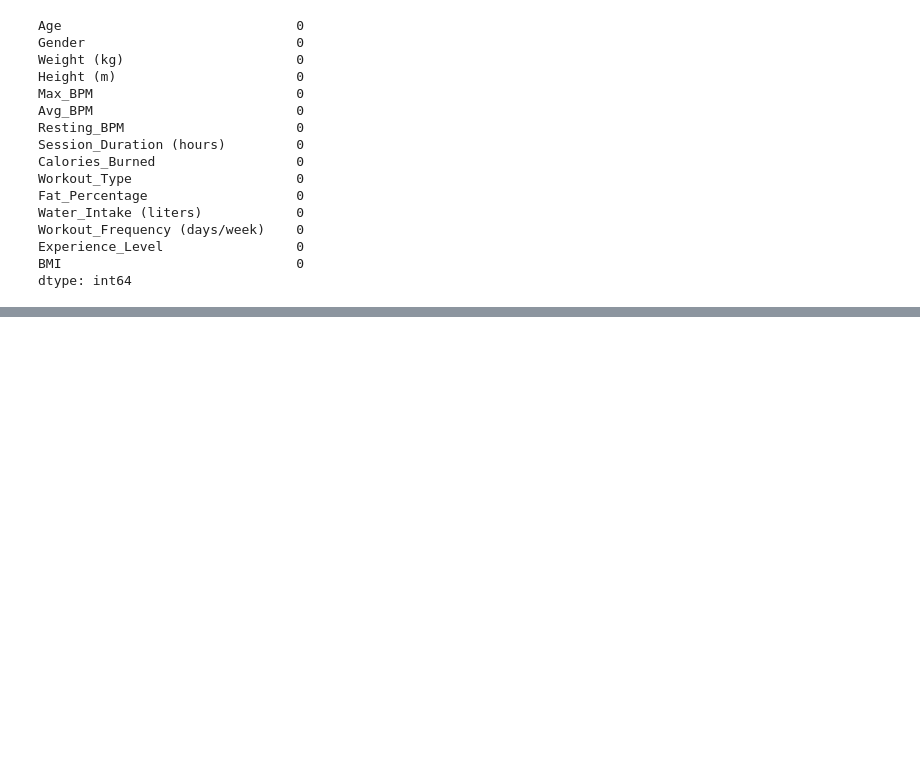
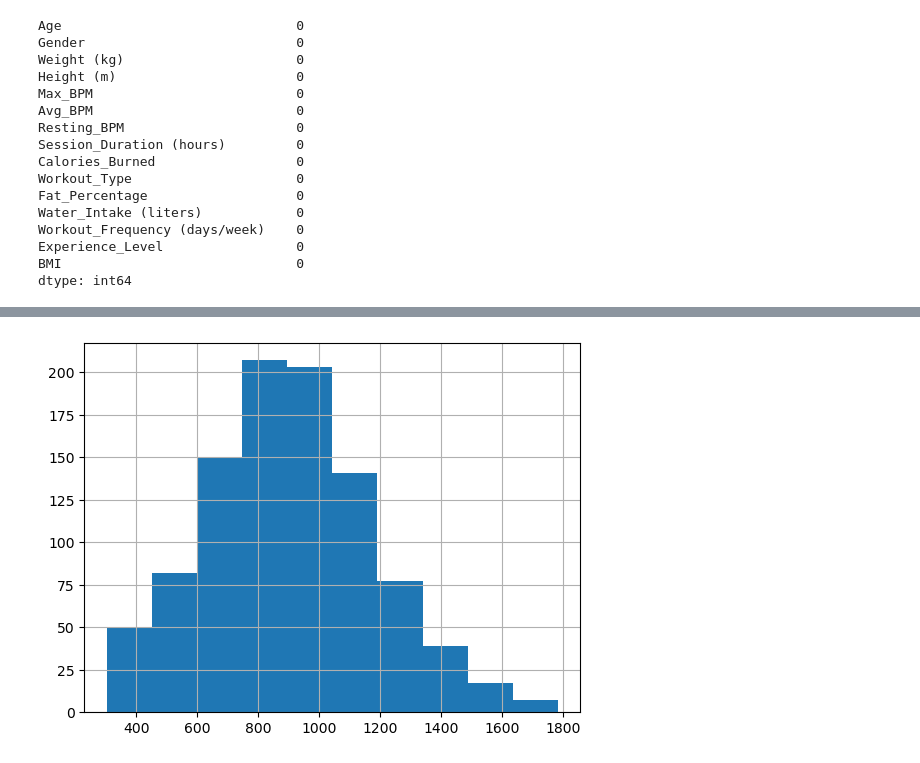
Before and after one commit to Anhquannnnnn/Machine-Learning, a Jupyter notebook: Python.ipynb, the cells around one changed output, grey strips where cells are left out. Drawn from its saved outputs; the diff is of its cells as text; code cells hidden in the pictures; blank space fills up the shorter version.

```diff
--- a/Python.ipynb
+++ b/Python.ipynb
@@ -99,16 +101,10 @@ Experience_Level                 0
 BMI                              0
 dtype: int64
 # %%
-from sklearn.preprocessing import LabelEncoder
-
-qualitative_vars = ['Gender', 'Workout_Type', 'Workout_Frequency (days/week)', 'Experience_Level']
-label_encoders = {}
-
-for var in qualitative_vars:
-    le = LabelEncoder()
-    data[var] = le.fit_transform(df[var])
-    label_encoders[var] = le  # Stocker les encodeurs pour décoder plus tard si nécessaire
-
-# Vérifier que l'encodage a bien été appliqué
-print(data.head())
+data['Gender'] = data['Gender'].astype('category')
+data['Workout_Type'] = data['Workout_Type'].astype('category')
+data['Workout_Frequency (days/week)'] = data['Workout_Frequency (days/week)'].astype('category')
+data['Experience_Level'] = data['Experience_Level'].astype('category')
+data.info()
+data.head()
 # %% [output]
@@ -217,0 +159,6 @@ Helllo World
+# %%
+Yc=data["Calories_Burned"]
+Yc.hist()
+plt.show()
+# %% [output]
+[figure, added]
```
Also changed, not shown: parts of 6 cells of this notebook, 1 other file.
